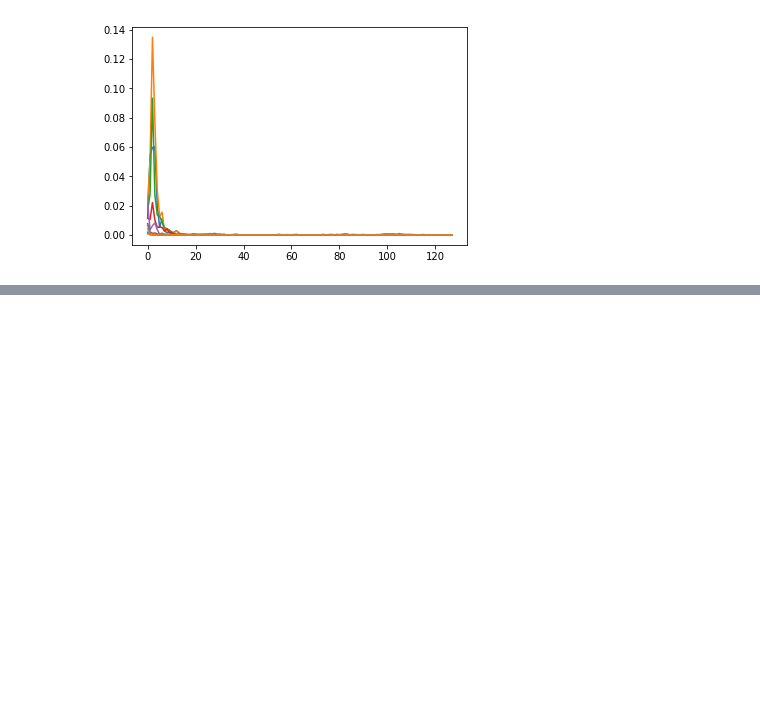
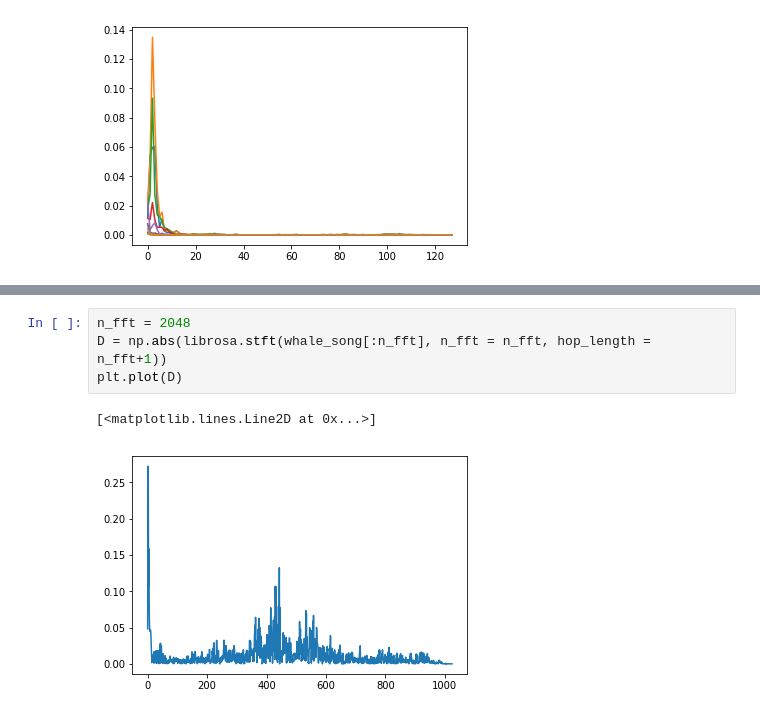
Before and after one commit to alcatraz47/Sense_Perception_From_Voice_Using_DL, a Jupyter notebook: feature_extractor.ipynb, the cells around one changed output, grey strips where cells are left out. Drawn from its saved outputs; the diff is of its cells as text; blank space fills up the shorter version.

```diff
--- a/feature_extractor.ipynb
+++ b/feature_extractor.ipynb
@@ -102,0 +144,7 @@ plt.show()
+# %%
+n_fft = 2048
+D = np.abs(librosa.stft(whale_song[:n_fft], n_fft = n_fft, hop_length = n_fft+1))
+plt.plot(D)
+# %% [output]
+[<matplotlib.lines.Line2D at 0x...>]
+[figure, added]
```
Also changed, not shown: parts of 32 cells of this notebook.
